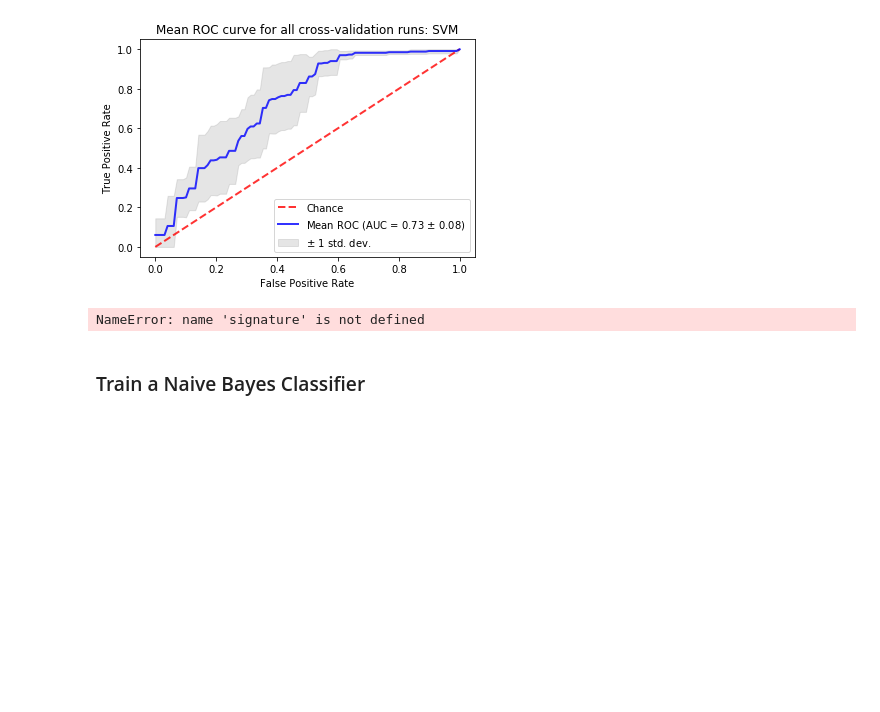
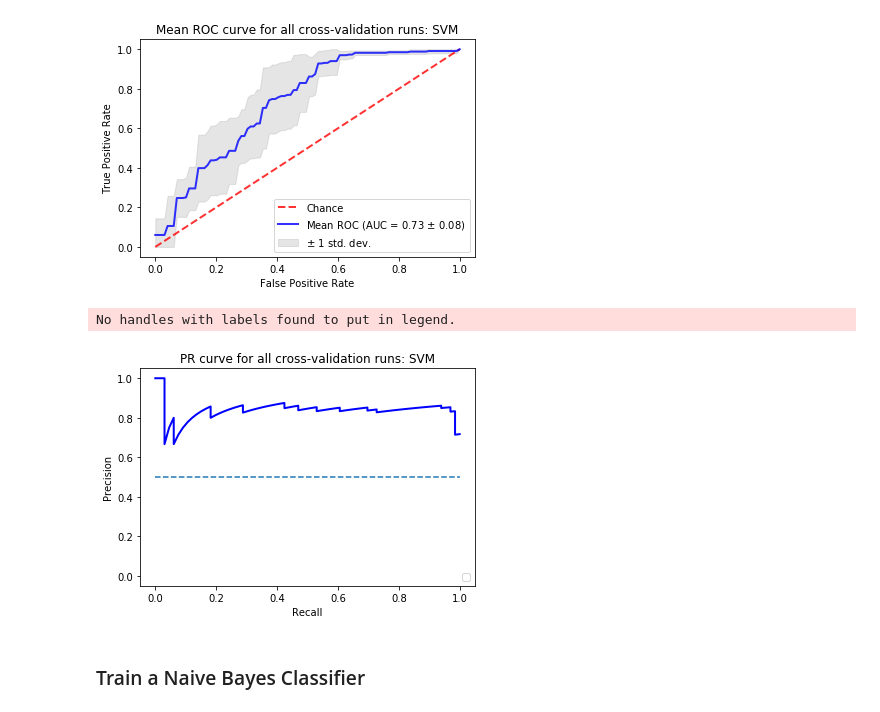
Before and after one commit to vipulpopat/MSCAI_Sem1_Etivity4, a Jupyter notebook: Lab 4 - Comparison of Classifiers - Main.ipynb, the cells around one changed output. Cells and saved outputs as stored; diff of their text form; code cells hidden in the pictures; blank space fills up the shorter version.

```diff
--- a/Lab 4 - Comparison of Classifiers - Main.ipynb
+++ b/Lab 4 - Comparison of Classifiers - Main.ipynb
@@ -93,9 +93,10 @@ plot_roc_mean(mean_fpr, tprs_SVM, aucs_SVM, 'SVM')
 # %% [output]
 [figure]
 # %%
-plot_precision_recall_cv_folds(precision_SVM, recall_SVM, 'SVM')
+plot_pr_cv_mean(precision_SVM, recall_SVM, 'SVM')
 # %% [output]
-NameError: name 'signature' is not defined
+No handles with labels found to put in legend.
+[figure, added]
 # %% [markdown]
 ### Train a Naive Bayes Classifier
 # %%
```
Also changed, not shown: parts of 9 cells of this notebook, 1 other file.
